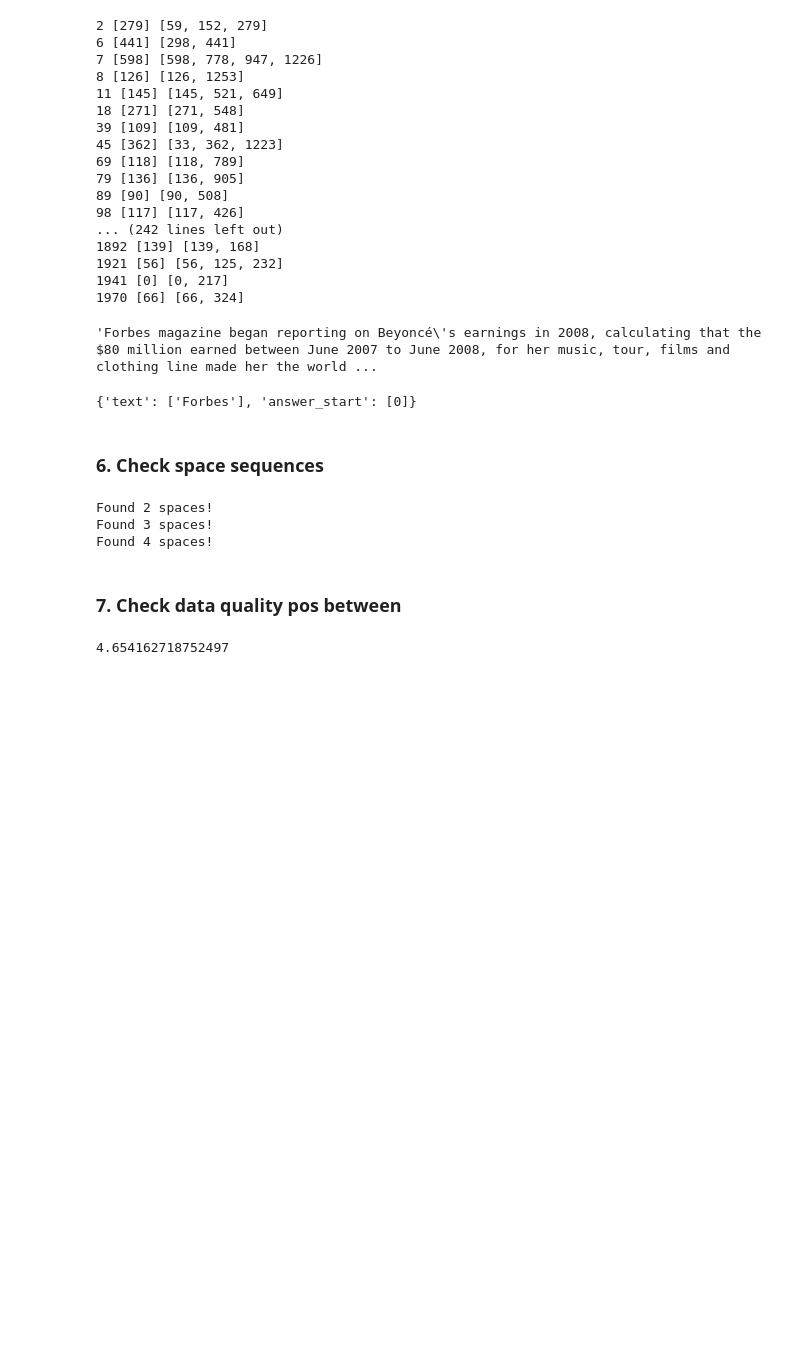
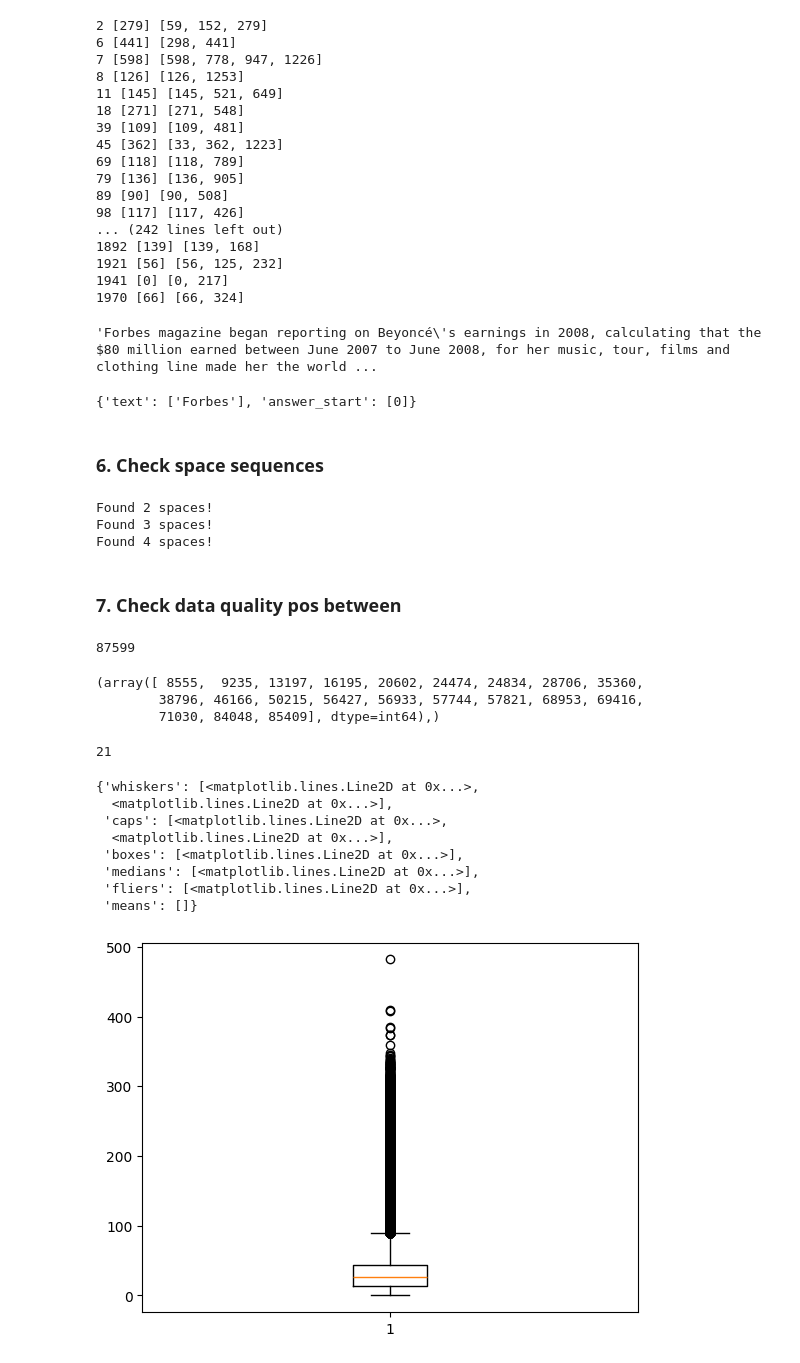
Before and after one commit to CristinaRacovita/tiny-bert-qa-enhancement, a Jupyter notebook: notebooks/data_analysis/analyze_pos_ner.ipynb, the cells around one changed output. Saved outputs shown, nothing was run; the diff lists cells and outputs as text; code cells hidden in the pictures; blank space fills up the shorter version.

```diff
--- a/notebooks/data_analysis/analyze_pos_ner.ipynb
+++ b/notebooks/data_analysis/analyze_pos_ner.ipynb
@@ -25,7 +35,7 @@ from flair.data import Sentence
 from flair.models import SequenceTagger
 from transformers import AutoTokenizer
 # %%
-input_file_path = "../../data/squad_data_train_pos_ner.json"
+input_file_path = "../../data/squad_data_validation_pos_ner.json"
 data = []
 
 with open(input_file_path) as f:
@@ -316,8 +324,8 @@ Found 4 spaces!
 ### 7. Check data quality pos between
 # %%
 input_file_path = "../../data/squad_data_train_pos_between.json"
-data_pos_after = []
+data_enhanced = []
 
 with open(input_file_path) as f:
     for line in f:
-        data_pos_after.append(json.loads(line))
+        data_enhanced.append(json.loads(line))
@@ -338,4 +332,60 @@ for line in tqdm(data_pos_after):
-# %%
-incorrect_answers_no / len(data_pos_after) * 100
-# %% [output]
-4.654162718752497
+# %%
+len(data_enhanced)
+# %% [output]
+87599
+# %%
+incorrect_answers_no = 0
+percentage_correct = []
+answers_no = []
+all_answers_lengths = []
+
+for i, line in tqdm(enumerate(data_enhanced)):
+    answers_start = line["answers"]["answer_start"]
+    answers = line["answers"]["text"]
+    answer_length = [len(answer) for answer in answers]
+
+    if not (len(answers_start) == len(answers) == len(answer_length)):
+        print("ERROR")
+        break
+
+    correct_count = 0
+    none_correct = True
+
+    for answer_index in range(len(answers_start)):
+        answer_start = answers_start[answer_index]
+        answer =  answers[answer_index]
+        answer_length = len(answer)
+        all_answers_lengths.append(answer_length)
+
+        if line["context"][answer_start: answer_start + answer_length] == answer:
+            none_correct = False
+            correct_count += 1
+
+    percentage_correct.append(correct_count / len(answers_start))
+    answers_no.append(len(answers_start))
+
+    if none_correct:
+        incorrect_answers_no += 1
+# %%
+partial_incorrect_indices = np.where(np.array(percentage_correct) < 1.0)
+partial_incorrect_indices
+# %% [output]
+(array([ 8555,  9235, 13197, 16195, 20602, 24474, 24834, 28706, 35360,
+        38796, 46166, 50215, 56427, 56933, 57744, 57821, 68953, 69416,
+        71030, 84048, 85409], dtype=int64),)
+# %%
+incorrect_answers_no
+# %% [output]
+21
+# %%
+plt.boxplot(all_answers_lengths)
+# %% [output]
+{'whiskers': [<matplotlib.lines.Line2D at 0x...>,
+  <matplotlib.lines.Line2D at 0x...>],
+ 'caps': [<matplotlib.lines.Line2D at 0x...>,
+  <matplotlib.lines.Line2D at 0x...>],
+ 'boxes': [<matplotlib.lines.Line2D at 0x...>],
+ 'medians': [<matplotlib.lines.Line2D at 0x...>],
+ 'fliers': [<matplotlib.lines.Line2D at 0x...>],
+ 'means': []}
+[figure, added]
```
Also changed, not shown: parts of 4 cells of this notebook.
